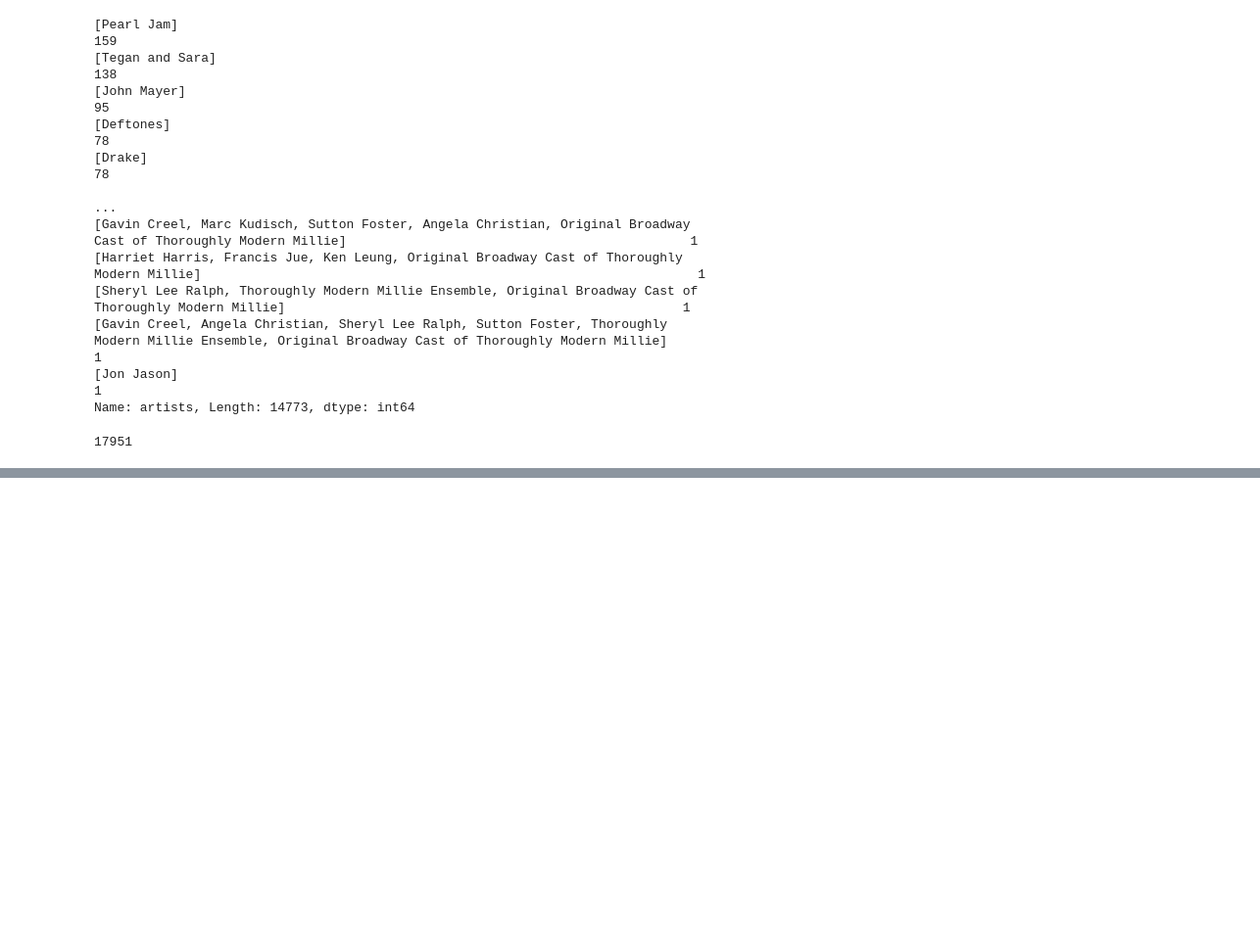
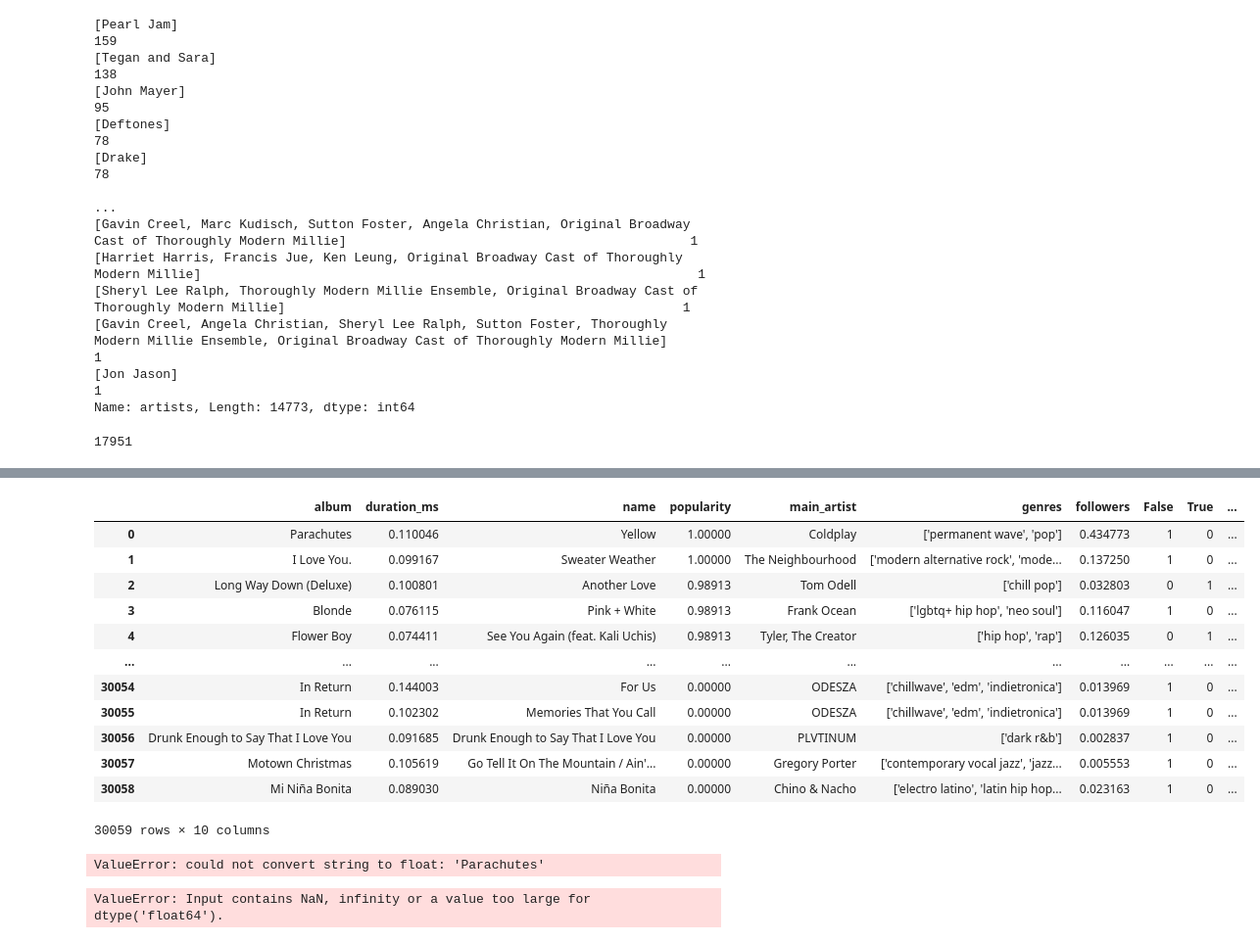
Before and after one commit to bsilver3/RFP2, a Jupyter notebook: main.ipynb, the cells around one changed output, grey strips where cells are left out. Shown at 98% size. Cells and saved outputs as stored; diff of their text form; code cells hidden in the pictures; blank space fills up the shorter version.

```diff
--- a/main.ipynb
+++ b/main.ipynb
@@ -189,0 +198,58 @@ songsAnalysis[numerical_columns] = scaler.fit_transform(songsAnalysis[numerical_
+# %%
+uniqueGenres = pd.DataFrame(uniqueGenres)
+genre_counts = uniqueGenres[0].value_counts()
+uniqueGenres = pd.DataFrame(genre_counts)
+uniqueGenres.reset_index(inplace=True)
+uniqueGenres.columns = ['genre', 'count']
+uniqueGenres.sort_values(by='count', ascending=False, inplace=True)
+uniqueGenres.drop_duplicates(keep='first', inplace=True)
+uniqueGenres.reset_index(inplace=True)
+uniqueGenres.drop('index', axis=1, inplace=True)
+# %%
+def find_most_common_genre(genre_list):
+    priority_threshold = 20  # Set your priority threshold here
+
+    if len(genre_list) == 0:
+        return None
+
+    # Iterate through each genre in the list
+    most_common_genre = None
+    lowest_index = float('inf')  # Initialize with positive infinity
+    for genre in ast.literal_eval(genre_list):
+        if genre in uniqueGenres['genre'].values:
+            index_in_sorted = uniqueGenres.index[uniqueGenres['genre'] == genre].tolist()[0]
+            if index_in_sorted < lowest_index:
+                lowest_index = index_in_sorted
+                most_common_genre = genre
+            elif index_in_sorted - lowest_index <= priority_threshold:
+                most_common_genre = genre
+    return most_common_genre
+
+# Apply the function to each row in your dataset
+songsAnalysis['single_genre'] = songsAnalysis['genres'].apply(find_most_common_genre)
+# %%
+songsAnalysis
+# %% [output]
+|  | album | duration_ms | name | popularity | main_artist | genres | followers | False | True | ... |
+| 0 | Parachutes | 0.110046 | Yellow | 1.00000 | Coldplay | ['permanent wave', 'pop'] | 0.434773 | 1 | 0 | ... |
+| 1 | I Love You. | 0.099167 | Sweater Weather | 1.00000 | The Neighbourhood | ['modern alternative rock', 'mode... | 0.137250 | 1 | 0 | ... |
+| 2 | Long Way Down (Deluxe) | 0.100801 | Another Love | 0.98913 | Tom Odell | ['chill pop'] | 0.032803 | 0 | 1 | ... |
+| 3 | Blonde | 0.076115 | Pink + White | 0.98913 | Frank Ocean | ['lgbtq+ hip hop', 'neo soul'] | 0.116047 | 1 | 0 | ... |
+| 4 | Flower Boy | 0.074411 | See You Again (feat. Kali Uchis) | 0.98913 | Tyler, The Creator | ['hip hop', 'rap'] | 0.126035 | 0 | 1 | ... |
+| ... | ... | ... | ... | ... | ... | ... | ... | ... | ... | ... |
+| 30054 | In Return | 0.144003 | For Us | 0.00000 | ODESZA | ['chillwave', 'edm', 'indietronica'] | 0.013969 | 1 | 0 | ... |
+| 30055 | In Return | 0.102302 | Memories That You Call | 0.00000 | ODESZA | ['chillwave', 'edm', 'indietronica'] | 0.013969 | 1 | 0 | ... |
+| 30056 | Drunk Enough to Say That I Love You | 0.091685 | Drunk Enough to Say That I Love You | 0.00000 | PLVTINUM | ['dark r&b'] | 0.002837 | 1 | 0 | ... |
+| 30057 | Motown Christmas | 0.105619 | Go Tell It On The Mountain / Ain'... | 0.00000 | Gregory Porter | ['contemporary vocal jazz', 'jazz... | 0.005553 | 1 | 0 | ... |
+| 30058 | Mi Niña Bonita | 0.089030 | Niña Bonita | 0.00000 | Chino & Nacho | ['electro latino', 'latin hip hop... | 0.023163 | 1 | 0 | ... |
+30059 rows × 10 columns
+# %%
+tsne = TSNE(n_components=2)
+tsne_data = tsne.fit_transform(songsAnalysis)
+# %% [output]
+ValueError: could not convert string to float: 'Parachutes'
+# %%
+hierarchical_cluster = AgglomerativeClustering(n_clusters=None, distance_threshold=0.5, linkage='ward')
+clusters = hierarchical_cluster.fit_predict(songsAnalysis)
+# %% [output]
+ValueError: Input contains NaN, infinity or a value too large for dtype('float64').
```
Also changed, not shown: parts of 27 cells of this notebook.
